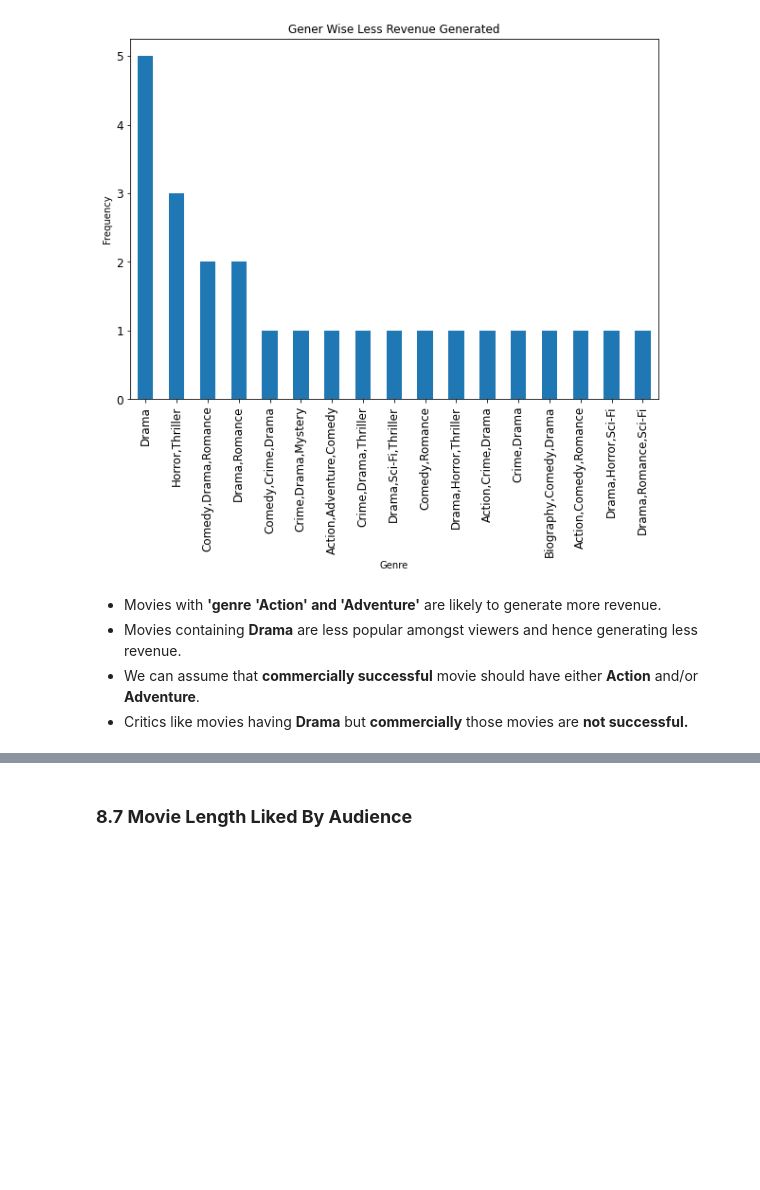
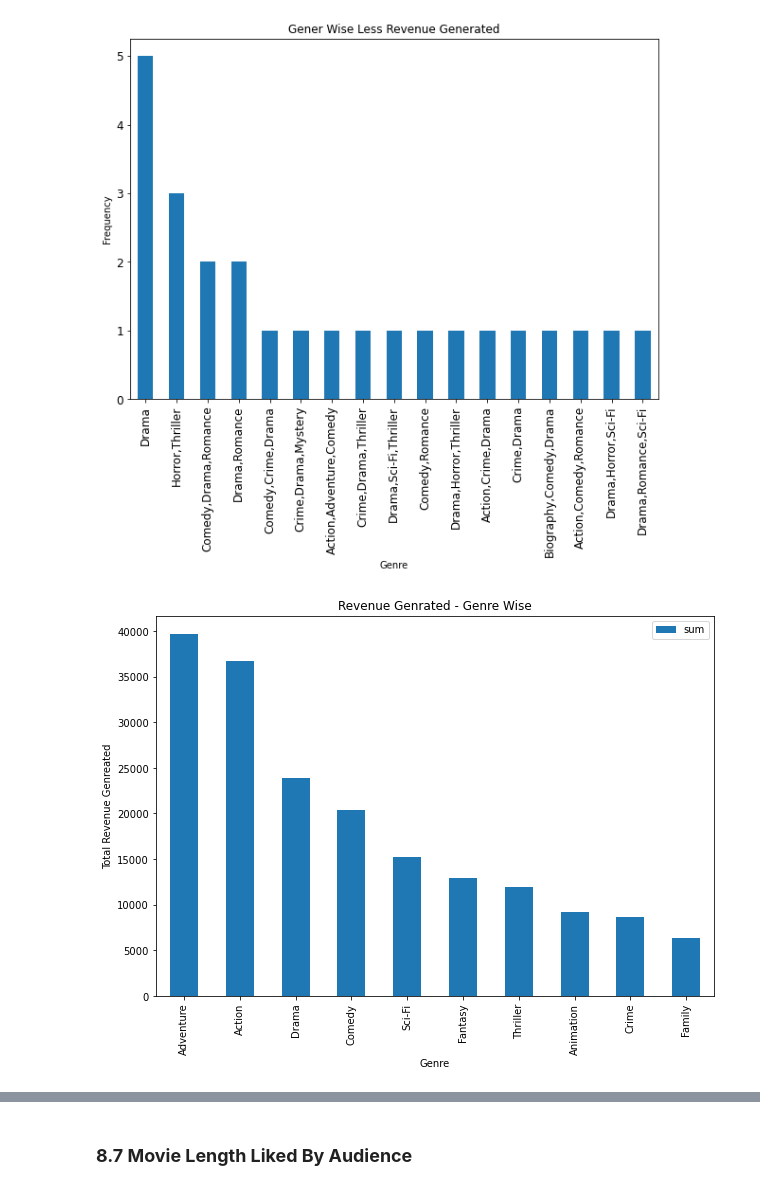
Before and after one commit to meetrahula/INSAID-EDA-Project, a Jupyter notebook: EDA Movies Dataset.ipynb, the cells around one changed output, grey strips where cells are left out. Cells and saved outputs as stored; diff of their text form; code cells hidden in the pictures; blank space fills up the shorter version.

```diff
--- a/EDA Movies Dataset.ipynb
+++ b/EDA Movies Dataset.ipynb
@@ -652,8 +683,12 @@ plt.title('Gener Wise Less Revenue Generated')
 plt.savefig("g:/Rahul Data/GCD Related/INSAID/EDA Project/Genre Wise Movies Generating Minimal Revenue")
 # %% [output]
 [figure]
-# %% [markdown]
-- Movies with **'genre** **'Action' and 'Adventure'** are likely to generate more revenue.
-- Movies containing **Drama** are less popular amongst viewers and hence generating less revenue.
-- We can assume that **commercially successful** movie should have either **Action** and/or **Adventure**.
-- Critics like movies having **Drama** but **commercially** those movies are **not successful.**
+# %%
+df_genre.groupby(['genre']).aggregate(['sum'])['revinmil'].sort_values(by=['sum'],ascending=False)[:10].plot(kind='bar',
+                                                                                                            figsize=(10,7))
+plt.xlabel('Genre')
+plt.ylabel('Total Revenue Genreated')
+plt.title('Revenue Genrated - Genre Wise')
+plt.savefig("g:/Rahul Data/GCD Related/INSAID/EDA Project/Revenue Genreated - Genre Wise")
+# %% [output]
+[figure, added]
```
Also changed, not shown: parts of 36 cells of this notebook.
